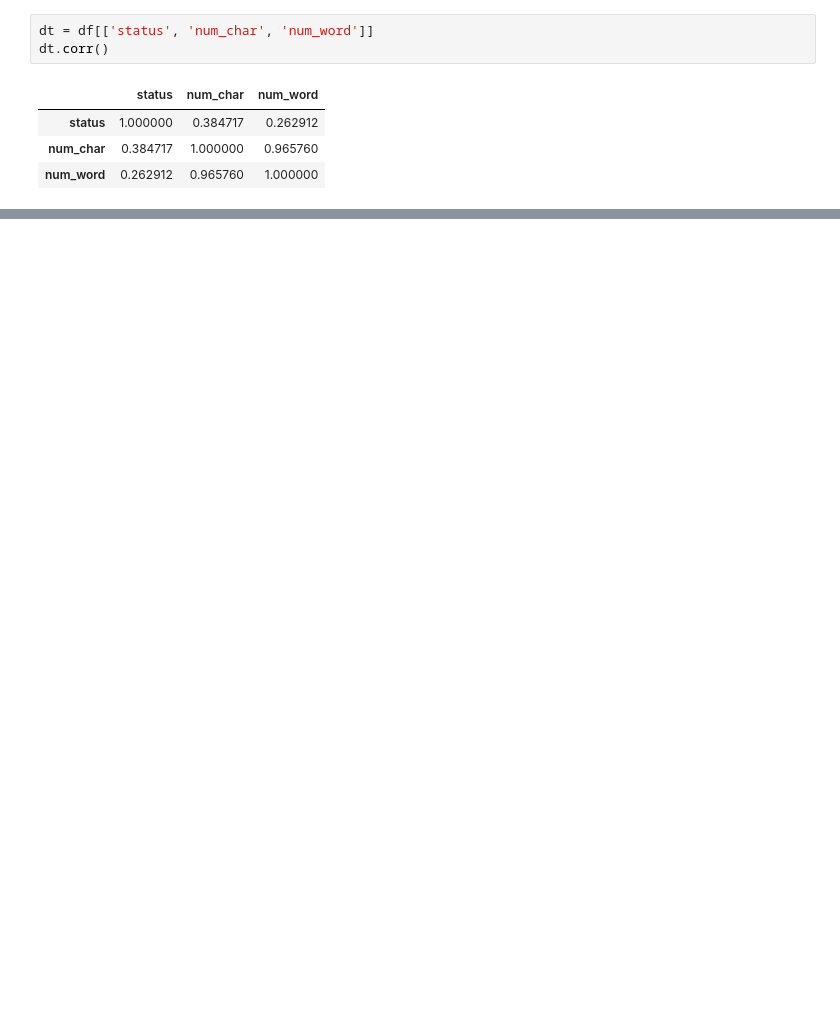
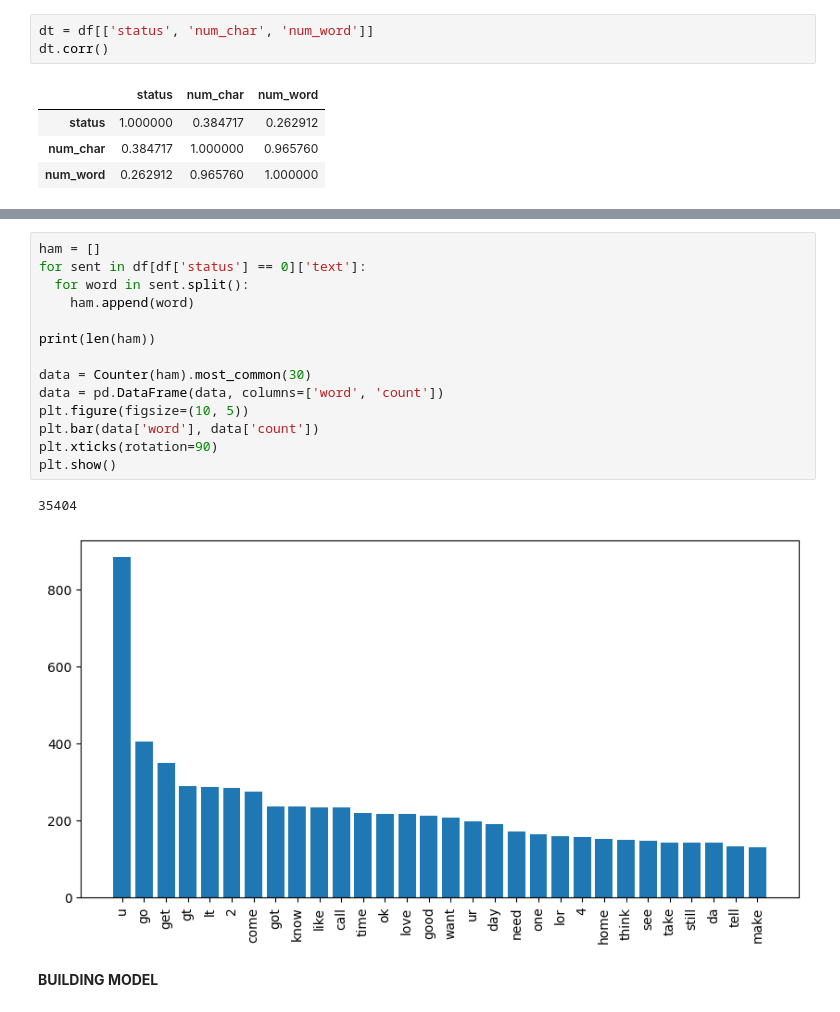
Before and after one commit to someeranmahata/SPAM-sms-Detection, a Jupyter notebook: EDA.ipynb, the cells around one changed output, grey strips where cells are left out. Cells and saved outputs as stored; diff of their text form; blank space fills up the shorter version.

```diff
--- a/EDA.ipynb
+++ b/EDA.ipynb
@@ -196,0 +324,19 @@ dt.corr()
+# %%
+ham = []
+for sent in df[df['status'] == 0]['text']:
+  for word in sent.split():
+    ham.append(word)
+
+print(len(ham))
+
+data = Counter(ham).most_common(30)
+data = pd.DataFrame(data, columns=['word', 'count'])
+plt.figure(figsize=(10, 5))
+plt.bar(data['word'], data['count'])
+plt.xticks(rotation=90)
+plt.show()
+# %% [output]
+35404
+[figure, added]
+# %% [markdown]
+**BUILDING MODEL**
```
Also changed, not shown: parts of 44 cells of this notebook.
